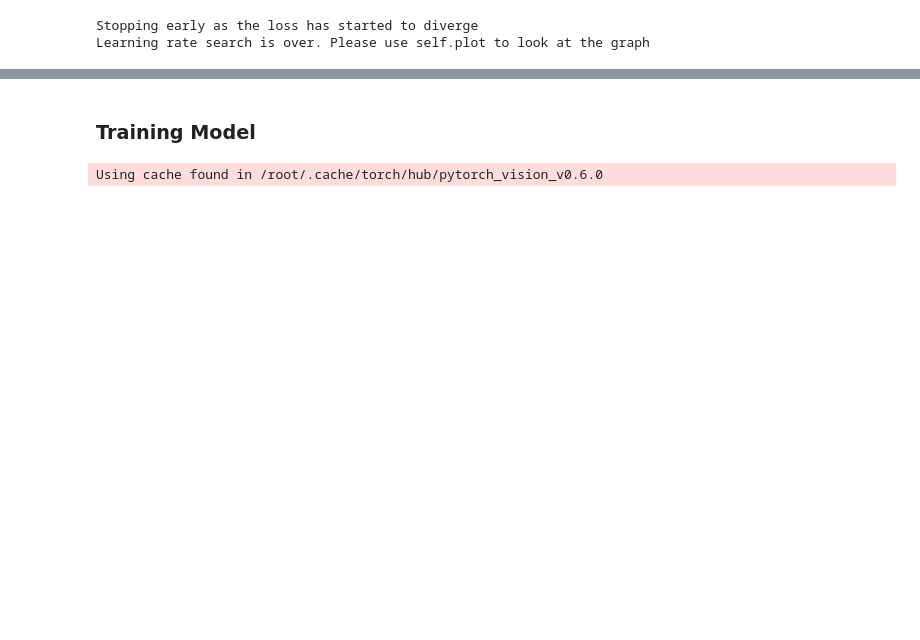
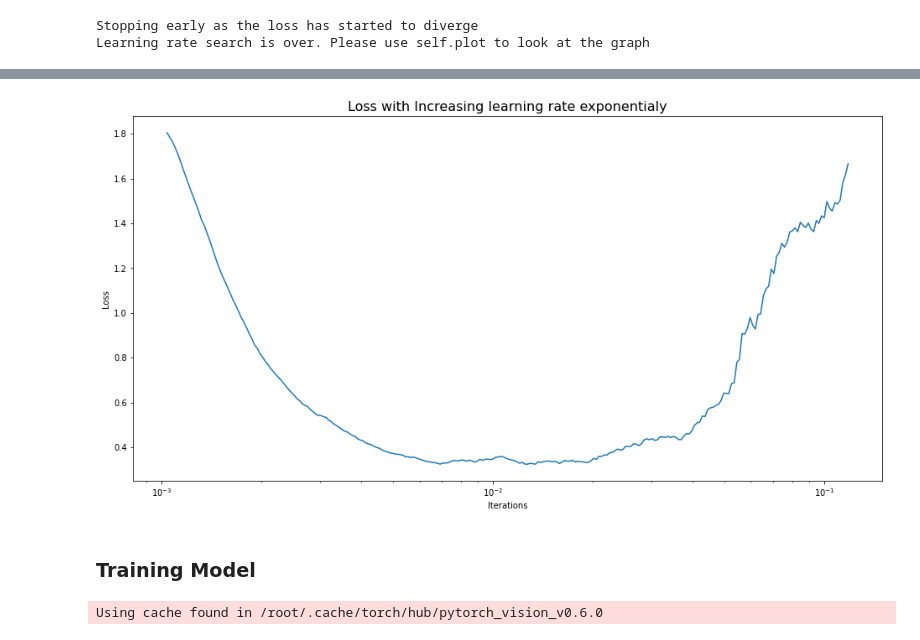
Before and after one commit to rishubhkhurana/EVA2, a Jupyter notebook: S2/QuadsAndBirds.ipynb, the cells around one changed output, grey strips where cells are left out. Cells and saved outputs as stored; diff of their text form; code cells hidden in the pictures; blank space fills up the shorter version.

```diff
--- a/S2/QuadsAndBirds.ipynb
+++ b/S2/QuadsAndBirds.ipynb
@@ -286,3 +244,13 @@ finder.plot()
 <matplotlib.axes._subplots.AxesSubplot at 0x...>
+# %%
+fig = plt.figure(figsize=(16,8))
+plt.plot(finder.history['lr'],finder.history['loss'])
+plt.xscale('log')
+plt.xlabel('Iterations',fontsize=14)
+plt.ylabel('Loss',fontsize=14)
+plt.title('Loss with Increasing learning rate exponentialy',fontsize=16)
+plt.savefig('finder.png')
+# %% [output]
+[figure, added]
 # %%
 del model,finder
```
Also changed, not shown: parts of 64 cells of this notebook.
